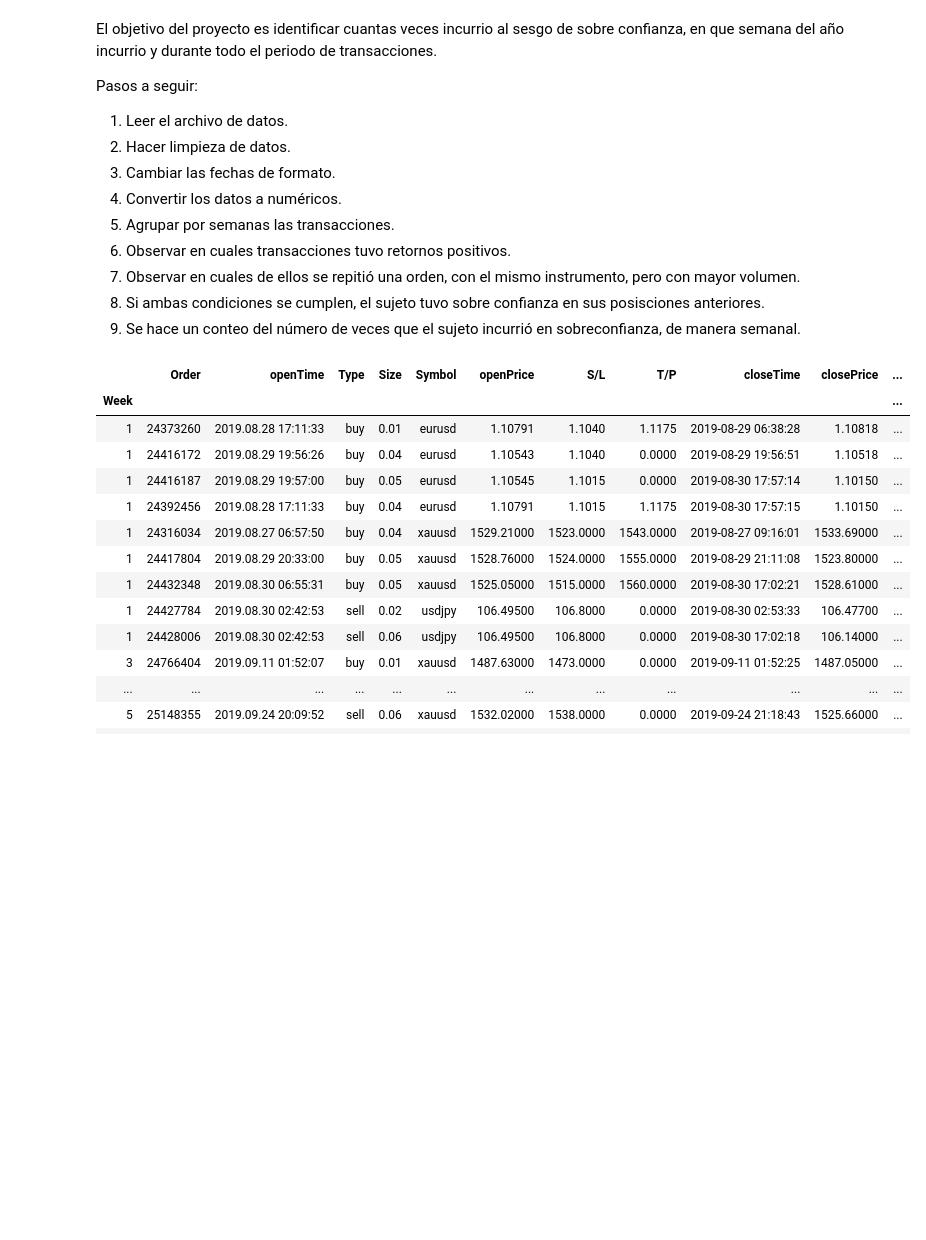
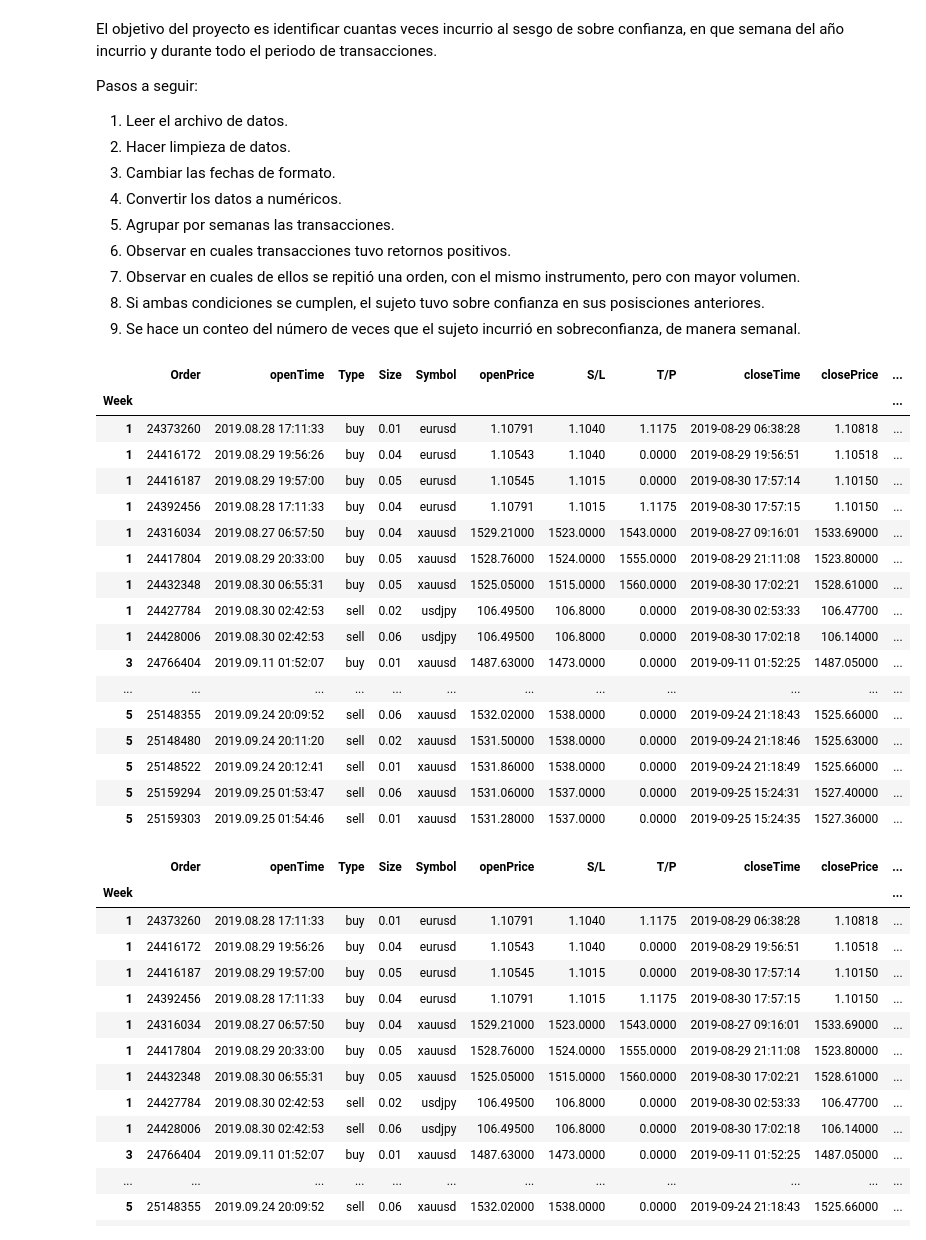
Before and after one commit to paurdgz/MyST, a Jupyter notebook: Lab 3/5(E)_myst_laboratorio3.ipynb, the cells around one changed output. Saved outputs shown, nothing was run; the diff lists cells and outputs as text; code cells hidden in the pictures; blank space fills up the shorter version.

```diff
--- a/Lab 3/5(E)_myst_laboratorio3.ipynb
+++ b/Lab 3/5(E)_myst_laboratorio3.ipynb
@@ -114,8 +114,8 @@ def f_bf_overconfidence(file):
     """
 
 
-    df=f_datosent(file) #archivo
-    file_type = file[-4:]
+    df=f_datosent(df_datos) #archivo
+    file_type = df_datos[-4:]
 
 
     if file_type == 'json': ## función sí los datos vienen en formato json
@@ -188,6 +188,29 @@ def f_bf_overconfidence(file):
 
     return {"datos": dfs, "grafica": fig, "explicacion": "Nuestro sesgo es el de sobreconfianza el cual consiste en que gracias al exito de una persona en transacciones pasadas esta misma piensa que su habilidad es infalible por lo que empieza a tomar mas riesgo",
                 "escala": "Incurrencia por numero de transacciones {:.1%}".format(p)}
+# %%
+a=f_bf_overconfidence("archivo_tradeview_2.xlsx")
+# %%
+a["datos"]
+# %% [output]
+|  | Order | openTime | Type | Size | Symbol | openPrice | S/L | T/P | closeTime | closePrice | ... |
+| Week |  |  |  |  |  |  |  |  |  |  | ... |
+| 1 | 24373260 | 2019.08.28 17:11:33 | buy | 0.01 | eurusd | 1.10791 | 1.1040 | 1.1175 | 2019-08-29 06:38:28 | 1.10818 | ... |
+| 1 | 24416172 | 2019.08.29 19:56:26 | buy | 0.04 | eurusd | 1.10543 | 1.1040 | 0.0000 | 2019-08-29 19:56:51 | 1.10518 | ... |
+| 1 | 24416187 | 2019.08.29 19:57:00 | buy | 0.05 | eurusd | 1.10545 | 1.1015 | 0.0000 | 2019-08-30 17:57:14 | 1.10150 | ... |
+| 1 | 24392456 | 2019.08.28 17:11:33 | buy | 0.04 | eurusd | 1.10791 | 1.1015 | 1.1175 | 2019-08-30 17:57:15 | 1.10150 | ... |
+| 1 | 24316034 | 2019.08.27 06:57:50 | buy | 0.04 | xauusd | 1529.21000 | 1523.0000 | 1543.0000 | 2019-08-27 09:16:01 | 1533.69000 | ... |
+| 1 | 24417804 | 2019.08.29 20:33:00 | buy | 0.05 | xauusd | 1528.76000 | 1524.0000 | 1555.0000 | 2019-08-29 21:11:08 | 1523.80000 | ... |
+| 1 | 24432348 | 2019.08.30 06:55:31 | buy | 0.05 | xauusd | 1525.05000 | 1515.0000 | 1560.0000 | 2019-08-30 17:02:21 | 1528.61000 | ... |
+| 1 | 24427784 | 2019.08.30 02:42:53 | sell | 0.02 | usdjpy | 106.49500 | 106.8000 | 0.0000 | 2019-08-30 02:53:33 | 106.47700 | ... |
+| 1 | 24428006 | 2019.08.30 02:42:53 | sell | 0.06 | usdjpy | 106.49500 | 106.8000 | 0.0000 | 2019-08-30 17:02:18 | 106.14000 | ... |
+| 3 | 24766404 | 2019.09.11 01:52:07 | buy | 0.01 | xauusd | 1487.63000 | 1473.0000 | 0.0000 | 2019-09-11 01:52:25 | 1487.05000 | ... |
+| ... | ... | ... | ... | ... | ... | ... | ... | ... | ... | ... | ... |
+| 5 | 25148355 | 2019.09.24 20:09:52 | sell | 0.06 | xauusd | 1532.02000 | 1538.0000 | 0.0000 | 2019-09-24 21:18:43 | 1525.66000 | ... |
+| 5 | 25148480 | 2019.09.24 20:11:20 | sell | 0.02 | xauusd | 1531.50000 | 1538.0000 | 0.0000 | 2019-09-24 21:18:46 | 1525.63000 | ... |
+| 5 | 25148522 | 2019.09.24 20:12:41 | sell | 0.01 | xauusd | 1531.86000 | 1538.0000 | 0.0000 | 2019-09-24 21:18:49 | 1525.66000 | ... |
+| 5 | 25159294 | 2019.09.25 01:53:47 | sell | 0.06 | xauusd | 1531.06000 | 1537.0000 | 0.0000 | 2019-09-25 15:24:31 | 1527.40000 | ... |
+| 5 | 25159303 | 2019.09.25 01:54:46 | sell | 0.01 | xauusd | 1531.28000 | 1537.0000 | 0.0000 | 2019-09-25 15:24:35 | 1527.36000 | ... |
 # %%
 f_bf_overconfidence("archivo_tradeview_2.xlsx").get("datos")
 # %% [output]
```
Also changed, not shown: parts of 2 cells of this notebook, 4 other files.
